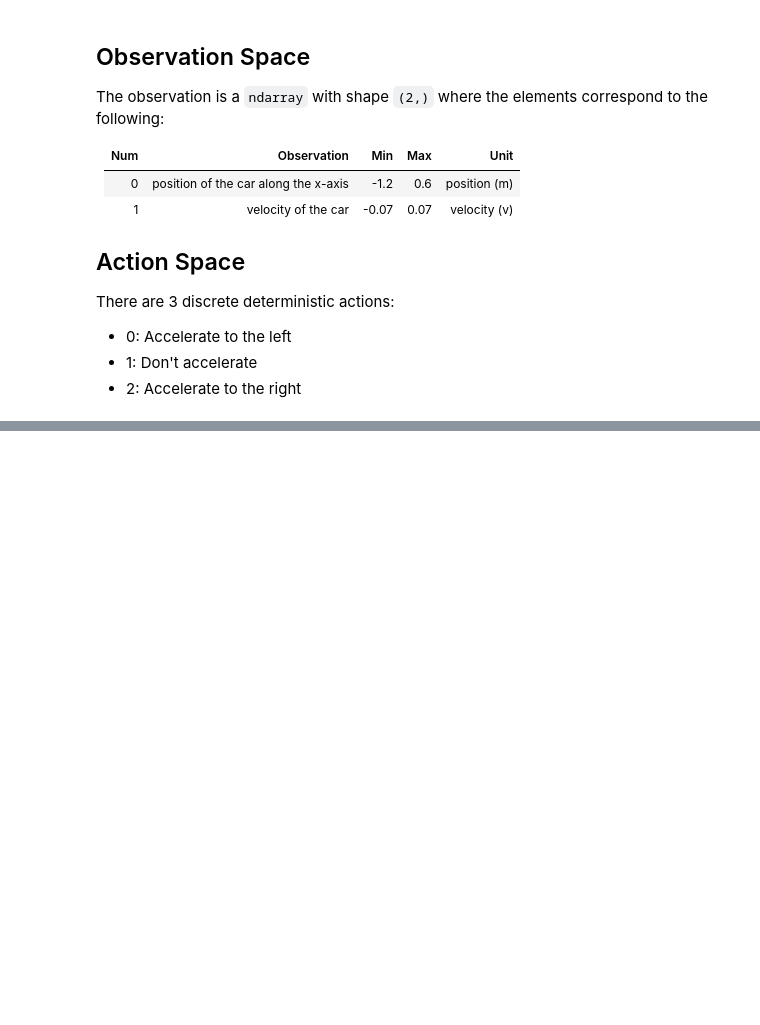
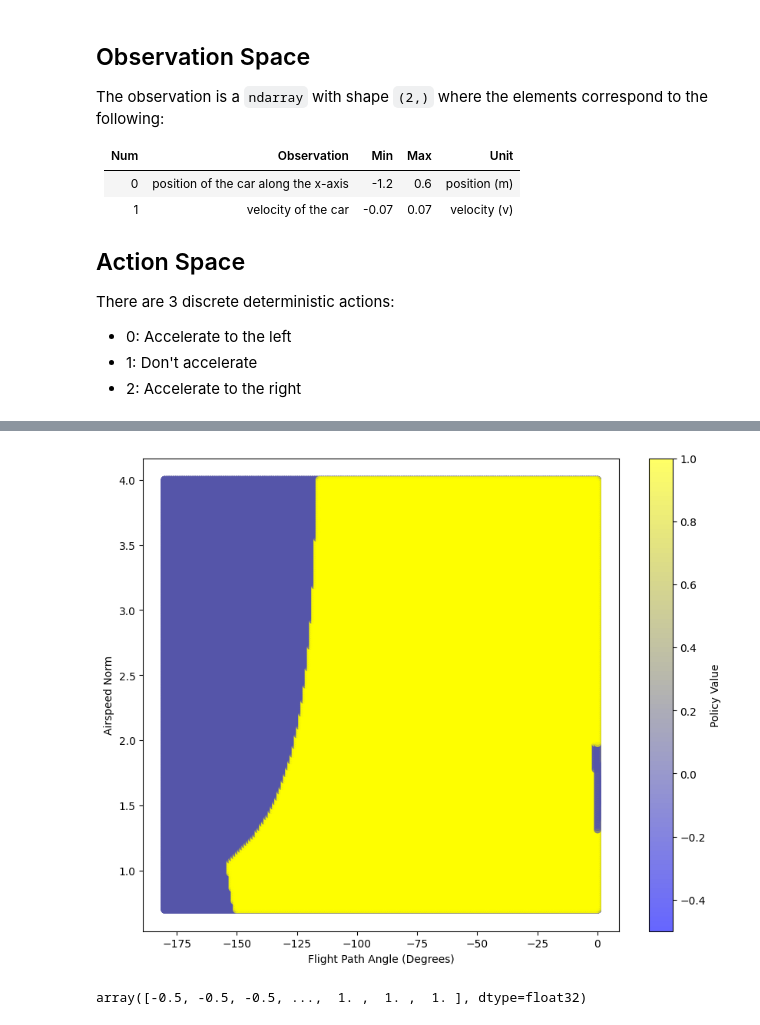
Before and after one commit to nicoRomeroCuruchet/DynamicProgramming, a Jupyter notebook: testing.ipynb, the cells around one changed output, grey strips where cells are left out. Cells and saved outputs as stored; diff of their text form; code cells hidden in the pictures; blank space fills up the shorter version.

```diff
--- a/testing.ipynb
+++ b/testing.ipynb
@@ -141,8 +139,8 @@ from src.reduced_symmetric_glider_pullout import ReducedSymmetricGliderPullout
 glider = ReducedSymmetricGliderPullout()
 
 bins_space = {
-    "flight_path_angle": np.linspace(-np.pi, .001, 50,      dtype=np.float32),    # Flight Path Angle (γ)    (0)
-    "airspeed_norm":     np.linspace(0.7, 4,       50,      dtype=np.float32),    # Air Speed         (V)    (1)
+    "flight_path_angle": np.linspace(-np.pi, .001, 200,      dtype=np.float32),    # Flight Path Angle (γ)    (0)
+    "airspeed_norm":     np.linspace(0.7, 4,       200,      dtype=np.float32),    # Air Speed         (V)    (1)
 }
 
 pi = PolicyIteration(
@@ -180,0 +236,42 @@ airspeed_norm
+# %%
+import numpy as np
+import matplotlib.pyplot as plt
+from matplotlib.colors import LinearSegmentedColormap
+
+# Assuming 'pi' contains the state space and policy
+
+# Flight path angle and airspeed normalization data
+flight_path_angle = np.degrees(pi.states_space[:, 0])  # Convert flight path angle to degrees
+airspeed_norm = pi.states_space[:, 1]
+
+# Policy values: (2500, 15)
+policy = pi.policy  # Shape (2500, 15)
+
+# Create a custom colormap transitioning from blue (-0.5) to yellow (1.0)
+colors = [(0, 0, 1), (1, 1, 0)]  # Blue to Yellow
+n_bins = 100  # Number of color bins
+custom_cmap = LinearSegmentedColormap.from_list('custom_cmap', colors, N=n_bins)
+
+# Create a figure
+plt.figure(figsize=(10, 8))
+
+# Loop through each of the 15 policy possibilities
+for i in range(15):
+    # Scatter plot for the i-th policy possibility
+    sc = plt.scatter(flight_path_angle, airspeed_norm, c=policy[:, i], cmap=custom_cmap, vmin=-0.5, vmax=1.0, label=f'Policy {i+1}', alpha=0.6)
+
+# Add color bar
+plt.colorbar(sc, label='Policy Value')
+
+# Add labels
+plt.xlabel('Flight Path Angle (Degrees)')
+plt.ylabel('Airspeed Norm')
+
+# Add title and legend
+#plt.title('Policy Values for Each State (15 Possible Policies)')
+#plt.legend(title='Policy Index', loc='upper right')
+
+# Show the plot
+plt.show()
+# %% [output]
+[figure, added]
@@ -180,0 +280,4 @@ airspeed_norm
+# %%
+pi.action_space[policy]
+# %% [output]
+array([-0.5, -0.5, -0.5, ...,  1. ,  1. ,  1. ], dtype=float32)
```
Also changed, not shown: parts of 7 cells of this notebook, 2 other files.
